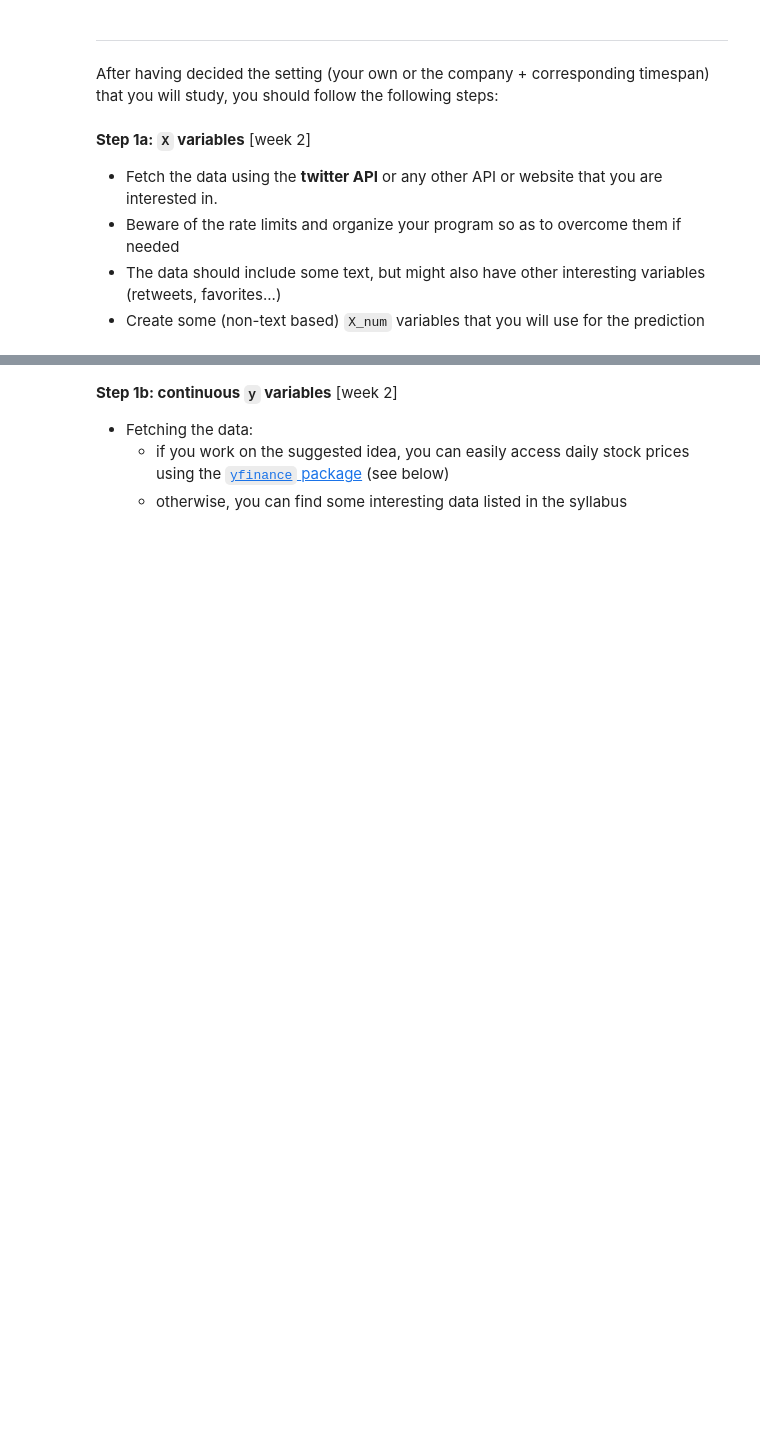
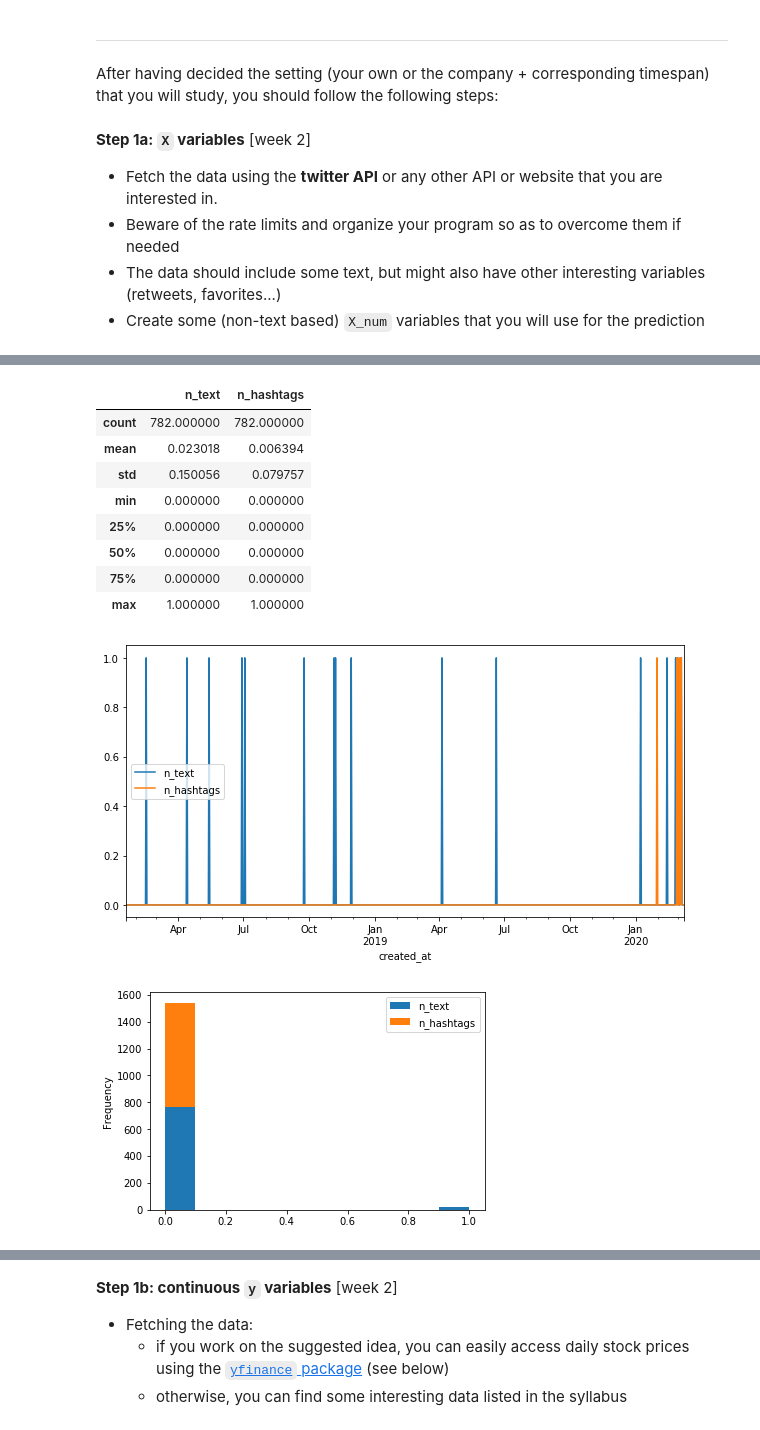
Before and after one commit to derpyninja/big_data_policy_2020, a Jupyter notebook: homeworks/hw1.ipynb, the cells around one changed output, grey strips where cells are left out. Saved outputs shown, nothing was run; the diff lists cells and outputs as text; code cells hidden in the pictures; blank space fills up the shorter version.

```diff
--- a/homeworks/hw1.ipynb
+++ b/homeworks/hw1.ipynb
@@ -29,6 +28,7 @@ TODO:
 # Imports
 import os
 import re
+import ast
 import time
 import requests
 
@@ -44,7 +44,7 @@ from IPython.display import display
 from pprint import pprint
 
 # Display options
-pd.options.display.max_columns = 10
+pd.options.display.max_columns = 30
 pd.options.display.max_rows = 50
 # %% [markdown]
 Twitter API
@@ -187,0 +216,16 @@ df_tweets.to_csv("./3M_covid19_tweets.csv")
+# %%
+# create numeric X variable(s) based on fetched tweets
+# -----------------------------------------------------------------------------
+df_tweets = pd.read_csv('3M_tweets.csv', sep=';', index_col='created_at')
+df_tweets.index = pd.to_datetime(df_tweets.index)
+X_num = pd.DataFrame(index=df_tweets.index, columns=['n_text', 'n_hashtags'])
+
+# define list of search strings
+hashtag_search_strings = ['coronavirus', 'covid19']
+text_search_strings = ['coronavirus', 'covid19', 'combat', 'safety'] # TODO: add more
+
+# word counter function
+def occurrence_counter(string_list, search_string):
+    return sum(map(lambda x: x in string_list, search_string.split(' ')))
+
+print(df_tweets.columns)
@@ -187,0 +287,7 @@ df_tweets.to_csv("./3M_covid19_tweets.csv")
+# %%
+print(X_num)
+X_num_daily = X_num.resample('D').sum()
+X_num_daily.plot(figsize=(10,5))
+X_num_daily.plot.hist(stacked=True)
+X_num_daily.describe()
+# %% [output]
@@ -187,0 +309,11 @@ df_tweets.to_csv("./3M_covid19_tweets.csv")
+|  | n_text | n_hashtags |
+| count | 782.000000 | 782.000000 |
+| mean | 0.023018 | 0.006394 |
+| std | 0.150056 | 0.079757 |
+| min | 0.000000 | 0.000000 |
+| 25% | 0.000000 | 0.000000 |
+| 50% | 0.000000 | 0.000000 |
+| 75% | 0.000000 | 0.000000 |
+| max | 1.000000 | 1.000000 |
+[figure, added]
+[figure, added]
```
Also changed, not shown: parts of 11 cells of this notebook, 6 other files.
